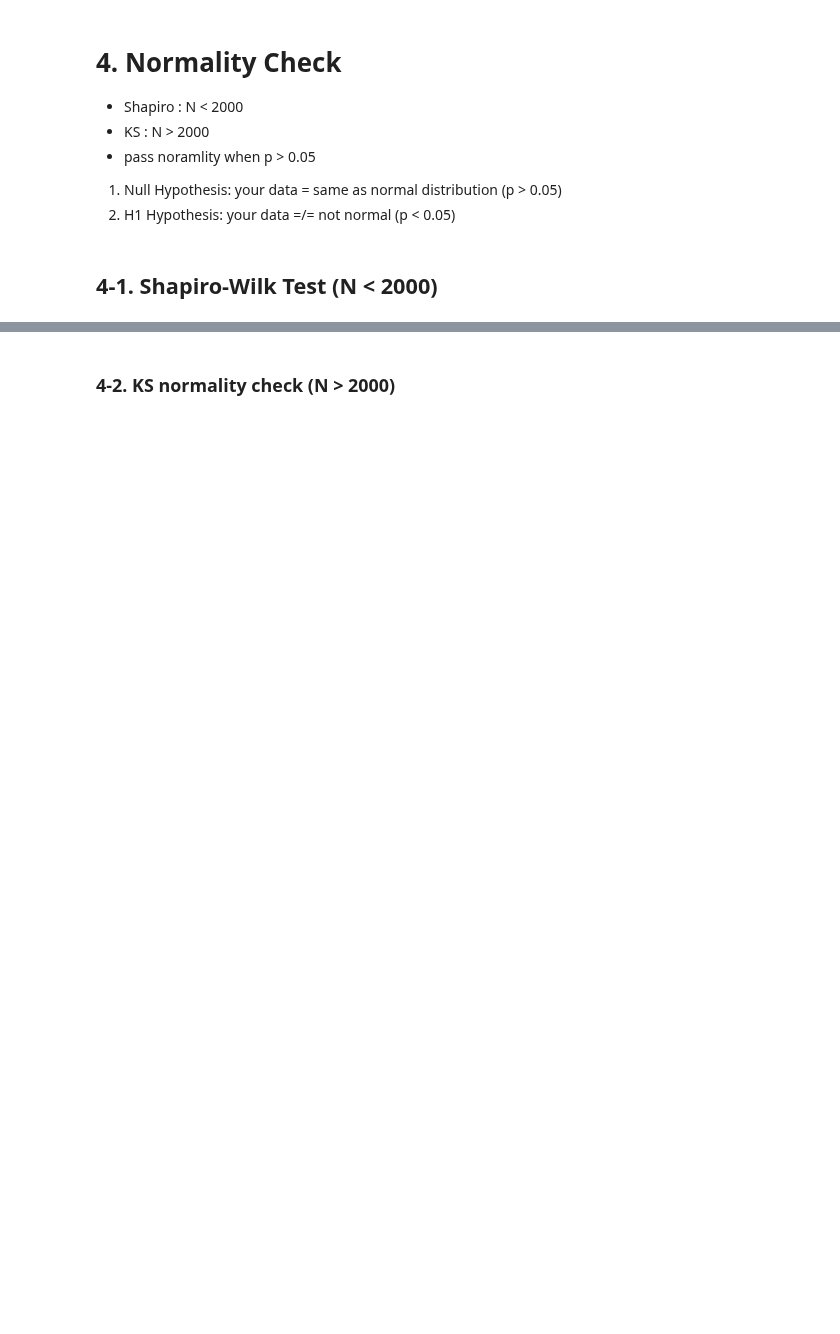
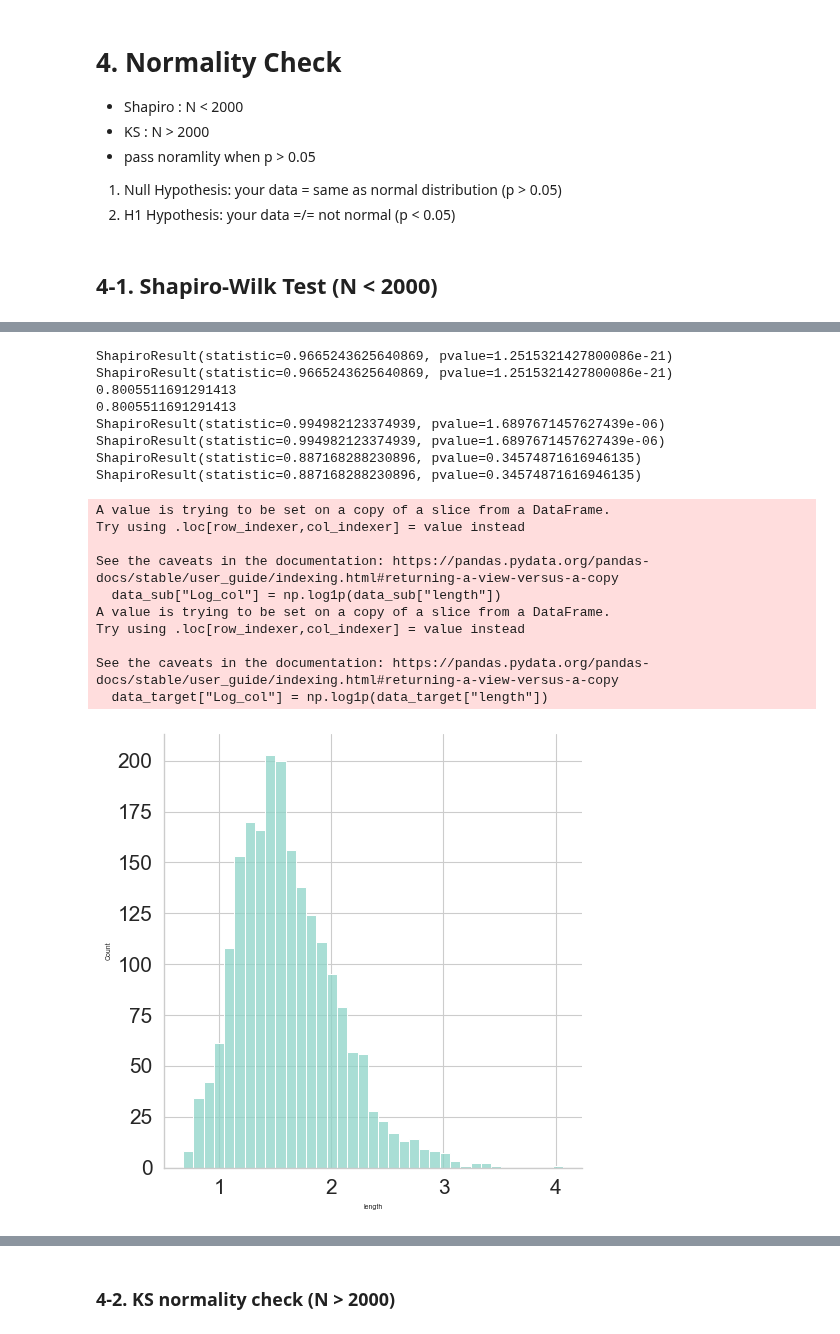
Before and after one commit to gitscade/stats, a Jupyter notebook: 01-metadata.ipynb, the cells around one changed output, grey strips where cells are left out. Cells and saved outputs as stored; diff of their text form; code cells hidden in the pictures; blank space fills up the shorter version.

```diff
--- a/01-metadata.ipynb
+++ b/01-metadata.ipynb
@@ -243,0 +214,67 @@ shapiro(lognorm_dataset)
+# %%
+import math
+import numpy as np
+from scipy.stats import shapiro
+from scipy.stats import lognorm
+import scipy.stats as stats
+
+# #make this example reproducible
+# np.random.seed(1)
+
+# #generate dataset that contains 1000 log-normal distributed values
+# lognorm_dataset = lognorm.rvs(s=.5, scale=math.exp(1), size=1000)
+
+# #perform Shapiro-Wilk test for normality
+# print(shapiro(lognorm_dataset))
+
+
+#===Normality test not passed due to P value under 0.05. Need skewness test======
+sns.displot(data_sub.length)
+sns.displot(data_target.length)
+print(shapiro(data_sub['length']))
+print(shapiro(data_target['length']))
+
+#====Skewness under 2 can conform to a test===============
+print(abs(stats.skew( data_sub['length'] , bias = False)))
+print(abs(stats.skew( data_target['length'] , bias = False)))
+
+
+# If skewness is less than -1 or greater than 1, the distribution is highly skewed.
+# If skewness is between -1 and -0.5 or between 0.5 and 1, the distribution is moderately skewed.
+# If skewness is between -0.5 and 0.5, the distribution is approximately symmetric.
+# both data are positively skewed to around 0.8
+
+
+
+#====Do Lognormal========================================
+# shape, location, scale = scipy.stats.lognorm.fit(listofdata)
+# mu, sigma = np.log(scale), shape
+
+# scipy.stats.kstest(listofdata, "lognorm", scipy.stats.lognorm.fit(listofdata))
+# data_sub["Log_col"] = np.log1p(data_sub["length"])
+# data_target["Log_col"] = np.log1p(data_target["length"])
+# print(shapiro(data_sub['Log_col']))
+# print(shapiro(data_target['Log_col']))
+
+print( shapiro(  scipy.stats.lognorm.fit(data_sub['length'])) )
+print( shapiro(  scipy.stats.lognorm.fit(data_target['length'])) )
+# %% [output]
+ShapiroResult(statistic=0.9665243625640869, pvalue=1.2515321427800086e-21)
+ShapiroResult(statistic=0.9665243625640869, pvalue=1.2515321427800086e-21)
+0.8005511691291413
+0.8005511691291413
+ShapiroResult(statistic=0.994982123374939, pvalue=1.6897671457627439e-06)
+ShapiroResult(statistic=0.994982123374939, pvalue=1.6897671457627439e-06)
+ShapiroResult(statistic=0.887168288230896, pvalue=0.34574871616946135)
+ShapiroResult(statistic=0.887168288230896, pvalue=0.34574871616946135)
+A value is trying to be set on a copy of a slice from a DataFrame.
+Try using .loc[row_indexer,col_indexer] = value instead
+
+See the caveats in the documentation: https://pandas.pydata.org/pandas-docs/stable/user_guide/indexing.html#returning-a-view-versus-a-copy
+  data_sub["Log_col"] = np.log1p(data_sub["length"])
+A value is trying to be set on a copy of a slice from a DataFrame.
+Try using .loc[row_indexer,col_indexer] = value instead
+
+See the caveats in the documentation: https://pandas.pydata.org/pandas-docs/stable/user_guide/indexing.html#returning-a-view-versus-a-copy
+  data_target["Log_col"] = np.log1p(data_target["length"])
+[figure, added]
```
Also changed, not shown: parts of 17 cells of this notebook, 4 other files.
